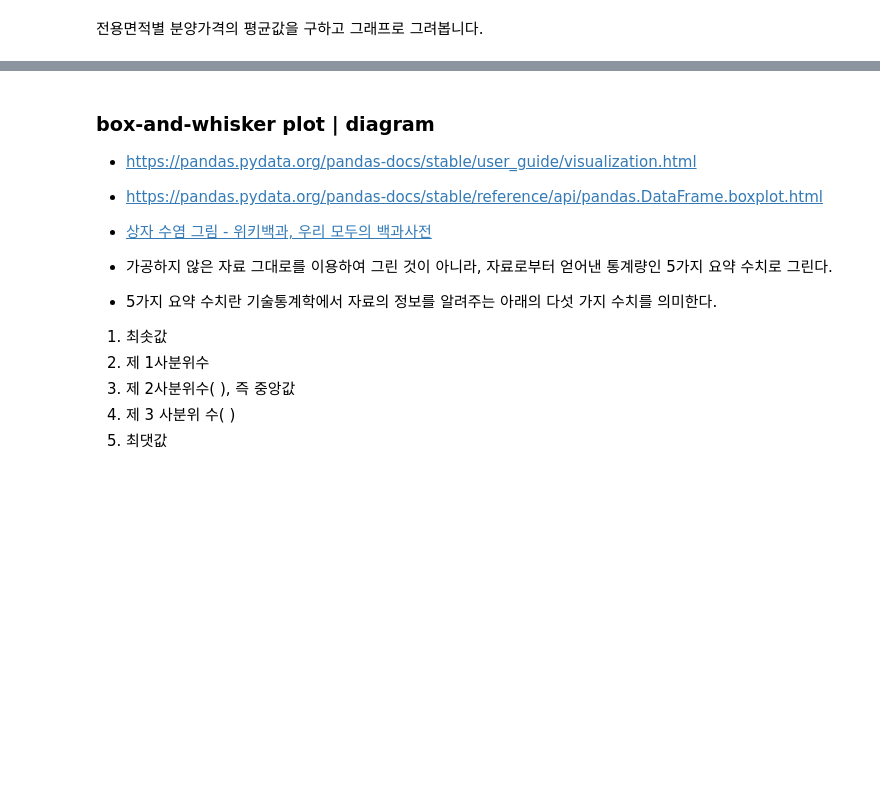
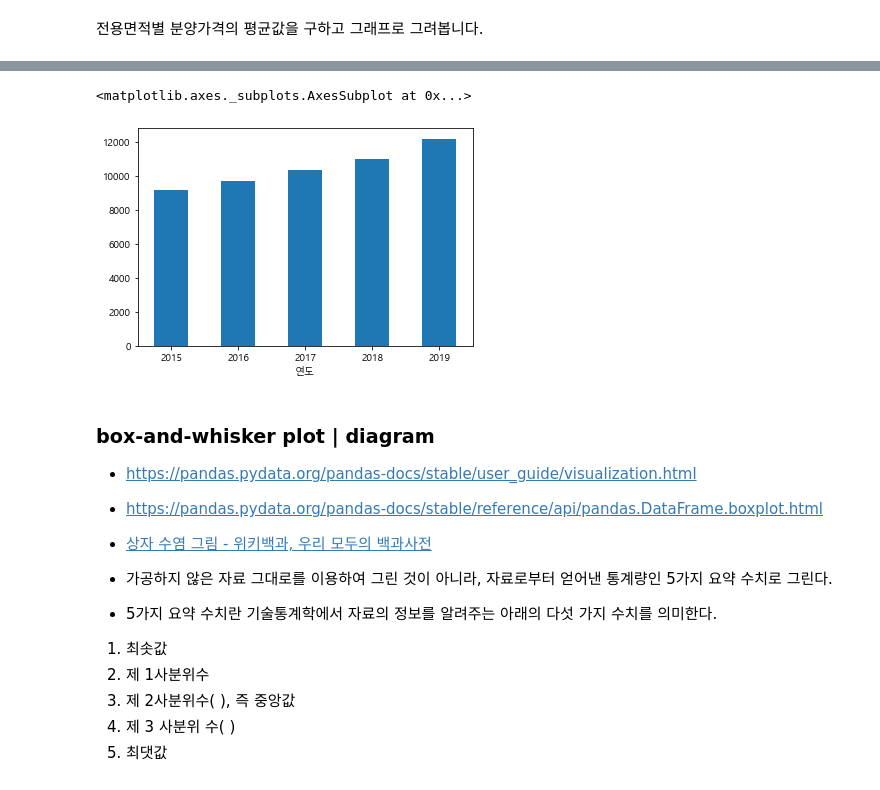
Before and after one commit to Jiyongs/python_ml, a Jupyter notebook: 01_infl_python_ml/01_apt_price_ipynb.ipynb, the cells around one changed output, grey strips where cells are left out. Cells and saved outputs as stored; diff of their text form; code cells hidden in the pictures; blank space fills up the shorter version.

```diff
--- a/01_infl_python_ml/01_apt_price_ipynb.ipynb
+++ b/01_infl_python_ml/01_apt_price_ipynb.ipynb
@@ -569,5 +587,10 @@ seaborn을 사용했을 때보다 pandas를 사용해서 시각화를 할 때의
 # %%
 # 연도별 분양가격의 평균을 구하고 막대그래프(bar)로 시각화 합니다.
+
+df_last.groupby(['연도'])['평당분양가격'].mean().plot.bar(rot=0)
+# %% [output]
+<matplotlib.axes._subplots.AxesSubplot at 0x...>
+[figure, added]
 # %% [markdown]
 ### box-and-whisker plot | diagram
 
```
Also changed, not shown: parts of 27 cells of this notebook.
